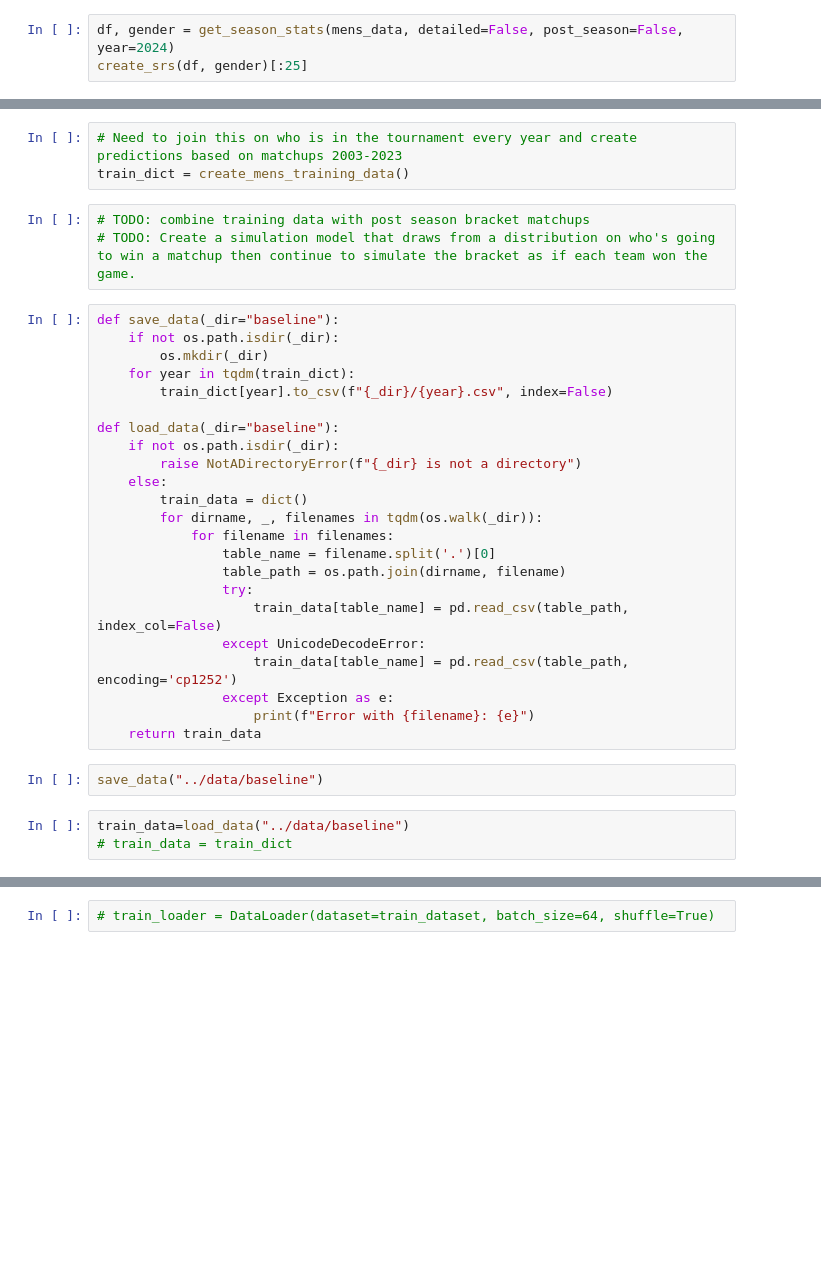
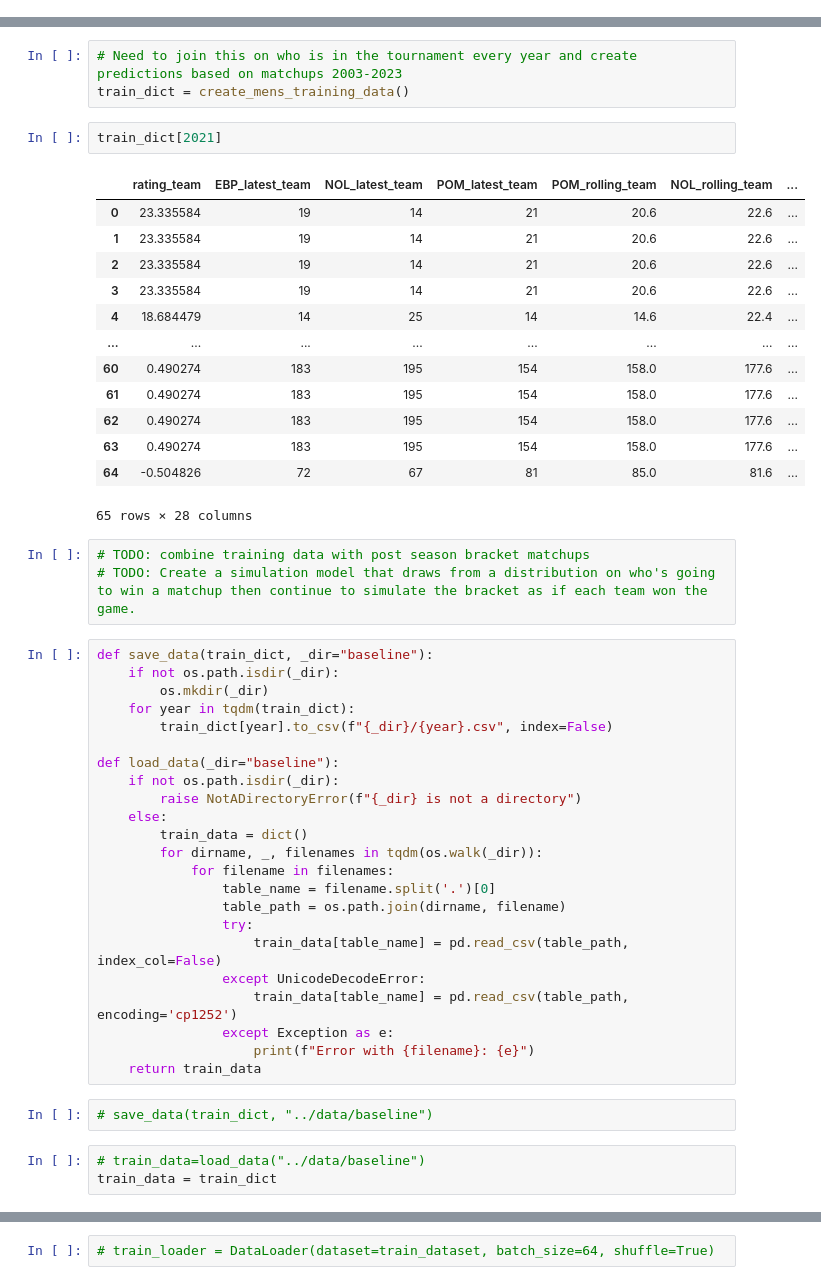
Before and after one commit to taylorlast/march_madness_2024, a Jupyter notebook: src/mm-code.ipynb, the cells around one changed output, grey strips where cells are left out. Drawn from its saved outputs; the diff is of its cells as text; blank space fills up the shorter version.

```diff
--- a/src/mm-code.ipynb
+++ b/src/mm-code.ipynb
@@ -218,6 +246,3 @@ def create_srs(df,gender):
     rankings = srs.sort_values('rating', ascending=False).reset_index()[['team', 'rating']]
     rankings = join_team_names(rankings.rename(columns={"team": "TeamID"}), data, gender=gender)
     return rankings
-# %%
-df, gender = get_season_stats(mens_data, detailed=False, post_season=False, year=2024)
-create_srs(df, gender)[:25]
@@ -555,11 +568,27 @@ def create_mens_training_data():
 # %%
 # Need to join this on who is in the tournament every year and create predictions based on matchups 2003-2023
 train_dict = create_mens_training_data()
+# %%
+train_dict[2021]
+# %% [output]
+|  | rating_team | EBP_latest_team | NOL_latest_team | POM_latest_team | POM_rolling_team | NOL_rolling_team | ... |
+| 0 | 23.335584 | 19 | 14 | 21 | 20.6 | 22.6 | ... |
+| 1 | 23.335584 | 19 | 14 | 21 | 20.6 | 22.6 | ... |
+| 2 | 23.335584 | 19 | 14 | 21 | 20.6 | 22.6 | ... |
+| 3 | 23.335584 | 19 | 14 | 21 | 20.6 | 22.6 | ... |
+| 4 | 18.684479 | 14 | 25 | 14 | 14.6 | 22.4 | ... |
+| ... | ... | ... | ... | ... | ... | ... | ... |
+| 60 | 0.490274 | 183 | 195 | 154 | 158.0 | 177.6 | ... |
+| 61 | 0.490274 | 183 | 195 | 154 | 158.0 | 177.6 | ... |
+| 62 | 0.490274 | 183 | 195 | 154 | 158.0 | 177.6 | ... |
+| 63 | 0.490274 | 183 | 195 | 154 | 158.0 | 177.6 | ... |
+| 64 | -0.504826 | 72 | 67 | 81 | 85.0 | 81.6 | ... |
+65 rows × 28 columns
 # %%
 # TODO: combine training data with post season bracket matchups
 # TODO: Create a simulation model that draws from a distribution on who's going to win a matchup then continue to simulate the bracket as if each team won the game.
 # %%
-def save_data(_dir="baseline"):
+def save_data(train_dict, _dir="baseline"):
     if not os.path.isdir(_dir):
         os.mkdir(_dir)
     for year in tqdm(train_dict):
@@ -582,7 +611,7 @@ def load_data(_dir="baseline"):
                     print(f"Error with {filename}: {e}")
     return train_data
 # %%
-save_data("../data/baseline")
+# save_data(train_dict, "../data/baseline")
 # %%
-train_data=load_data("../data/baseline")
-# train_data = train_dict
+# train_data=load_data("../data/baseline")
+train_data = train_dict
```
Also changed, not shown: parts of 7 cells of this notebook, 2 other files.
